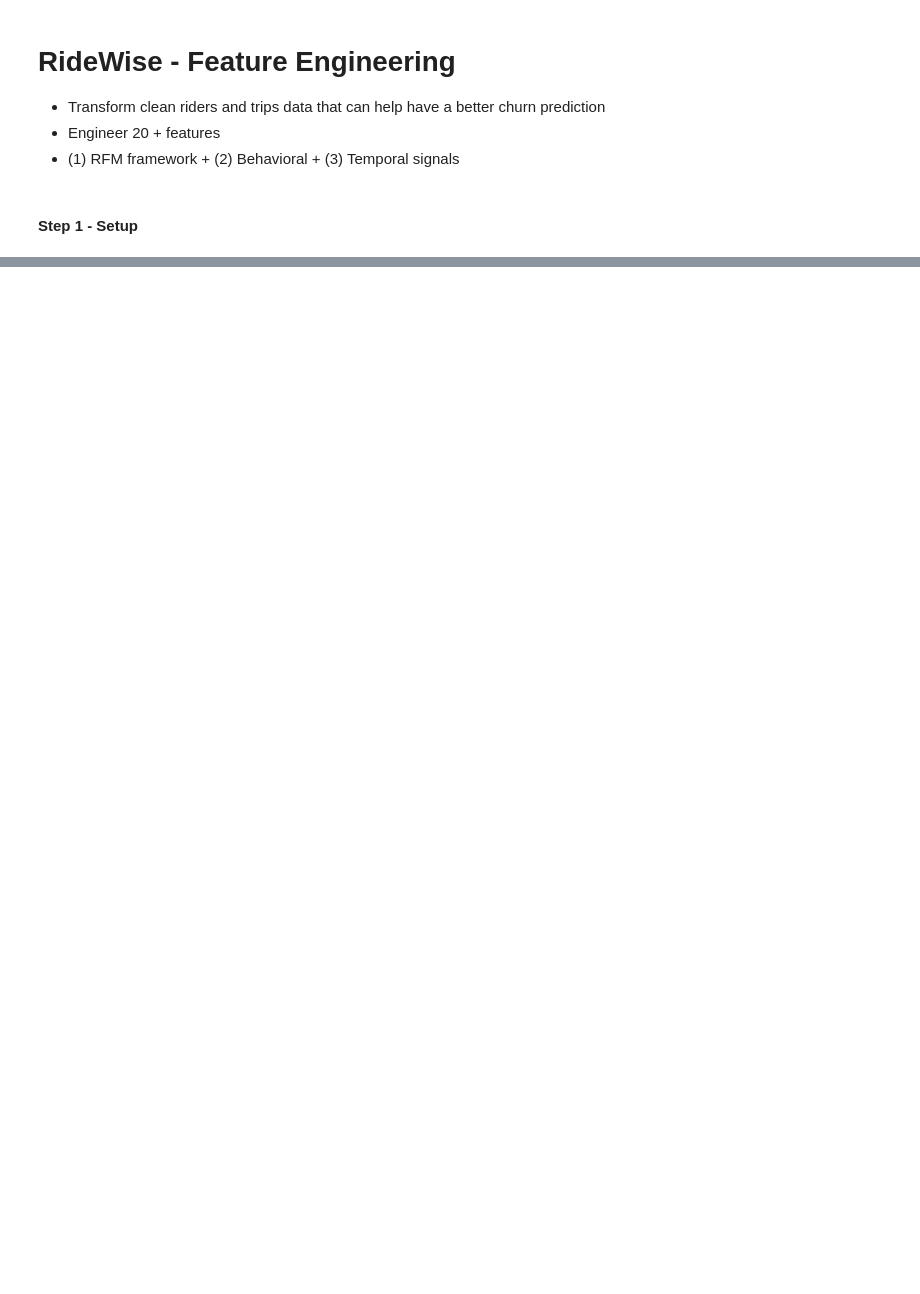
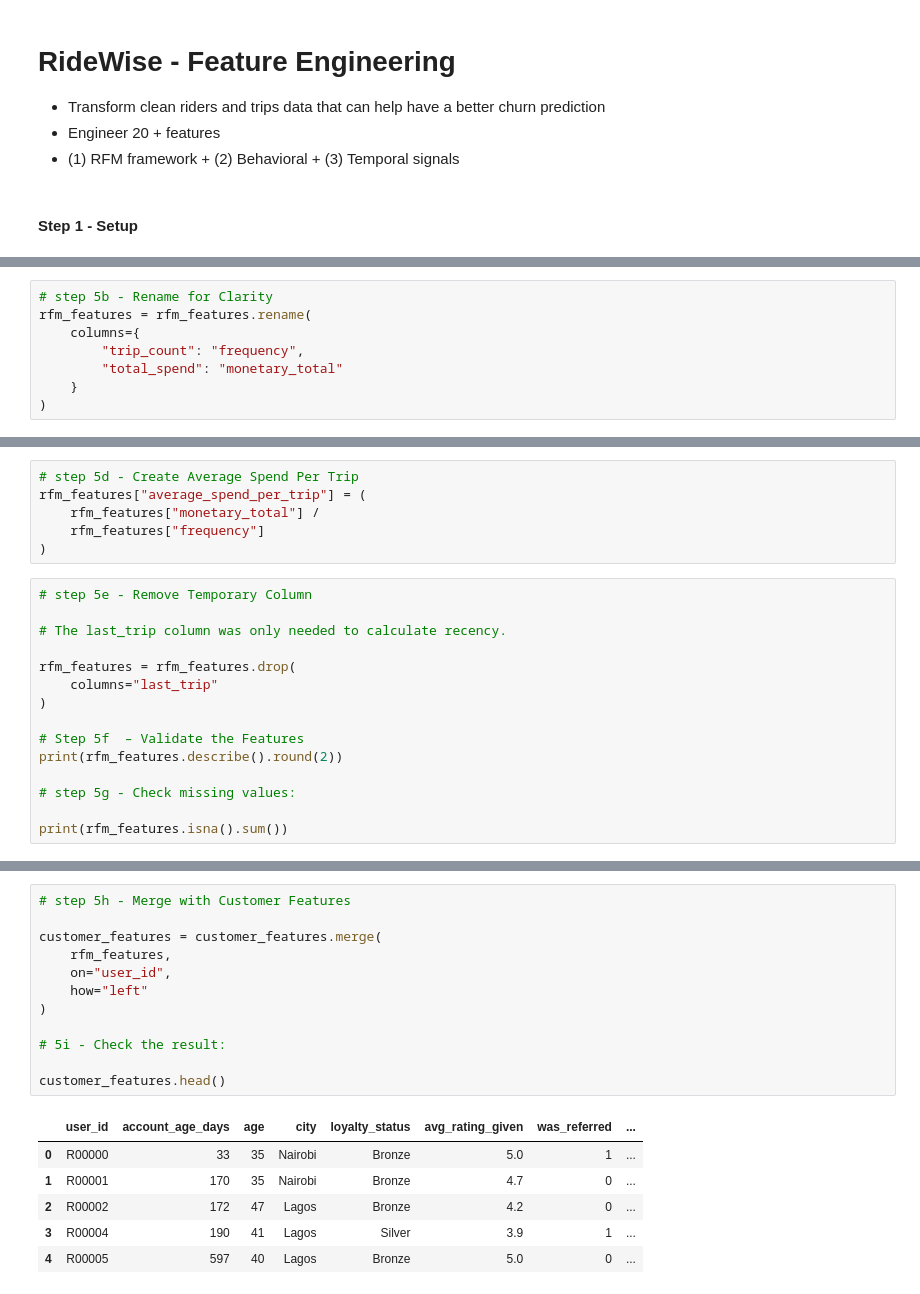
Before and after one commit to Alpha-rammy/Ridewise_London, a Jupyter notebook: notebooks/03_feature_engineering.ipynb, the cells around one changed output, grey strips where cells are left out. Cells and saved outputs as stored; diff of their text form; blank space fills up the shorter version.

```diff
--- a/notebooks/03_feature_engineering.ipynb
+++ b/notebooks/03_feature_engineering.ipynb
@@ -743,0 +528,8 @@ All columns:
+# %%
+# step 5b - Rename for Clarity
+rfm_features = rfm_features.rename(
+    columns={
+        "trip_count": "frequency",
+        "total_spend": "monetary_total"
+    }
+)
@@ -743,0 +559,21 @@ All columns:
+# %%
+# step 5d - Create Average Spend Per Trip
+rfm_features["average_spend_per_trip"] = (
+    rfm_features["monetary_total"] /
+    rfm_features["frequency"]
+)
+# %%
+# step 5e - Remove Temporary Column
+
+# The last_trip column was only needed to calculate recency.
+
+rfm_features = rfm_features.drop(
+    columns="last_trip"
+)
+
+# Step 5f  – Validate the Features
+print(rfm_features.describe().round(2))
+
+# step 5g - Check missing values:
+
+print(rfm_features.isna().sum())
@@ -743,0 +598,19 @@ All columns:
+# %%
+# step 5h - Merge with Customer Features
+
+customer_features = customer_features.merge(
+    rfm_features,
+    on="user_id",
+    how="left"
+)
+
+# 5i - Check the result:
+
+customer_features.head()
+# %% [output]
+|  | user_id | account_age_days | age | city | loyalty_status | avg_rating_given | was_referred | ... |
+| 0 | R00000 | 33 | 35 | Nairobi | Bronze | 5.0 | 1 | ... |
+| 1 | R00001 | 170 | 35 | Nairobi | Bronze | 4.7 | 0 | ... |
+| 2 | R00002 | 172 | 47 | Lagos | Bronze | 4.2 | 0 | ... |
+| 3 | R00004 | 190 | 41 | Lagos | Silver | 3.9 | 1 | ... |
+| 4 | R00005 | 597 | 40 | Lagos | Bronze | 5.0 | 0 | ... |
```
Also changed, not shown: parts of 109 cells of this notebook, 37 other files.
